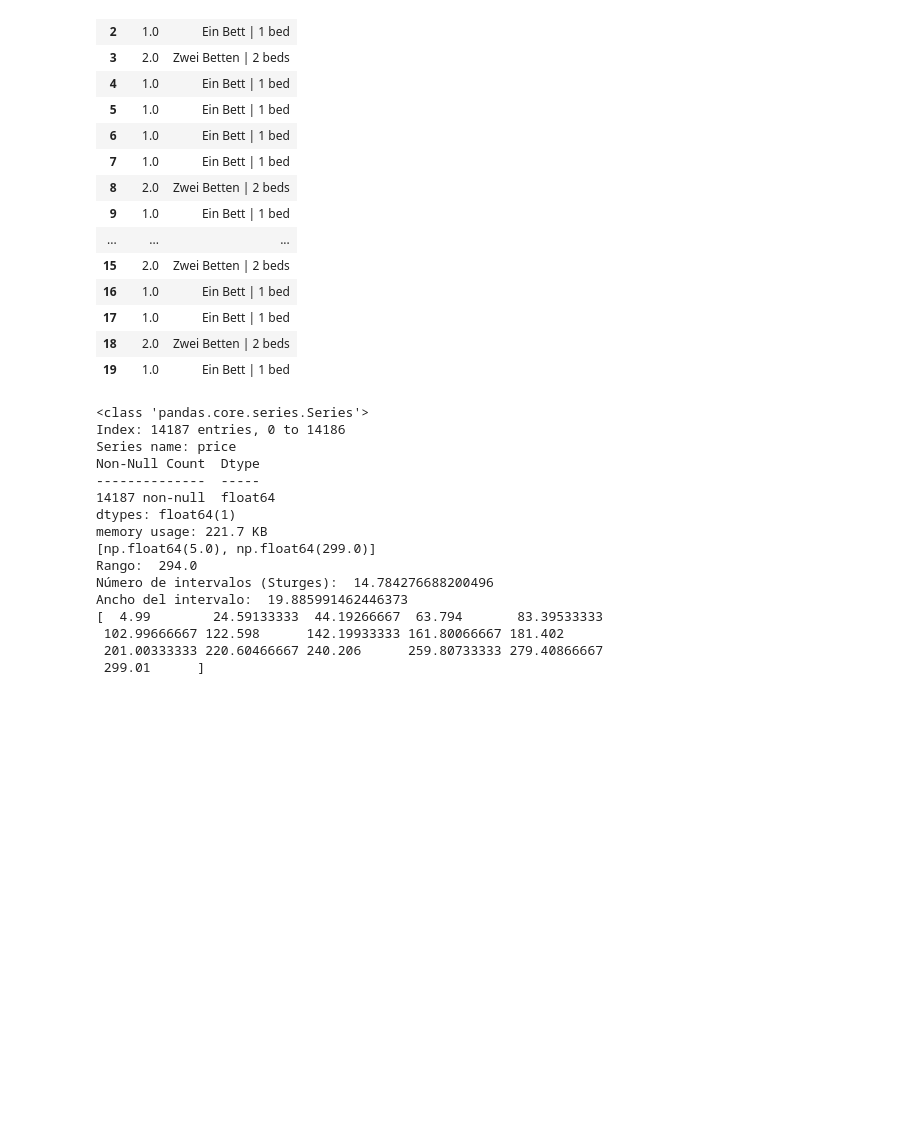
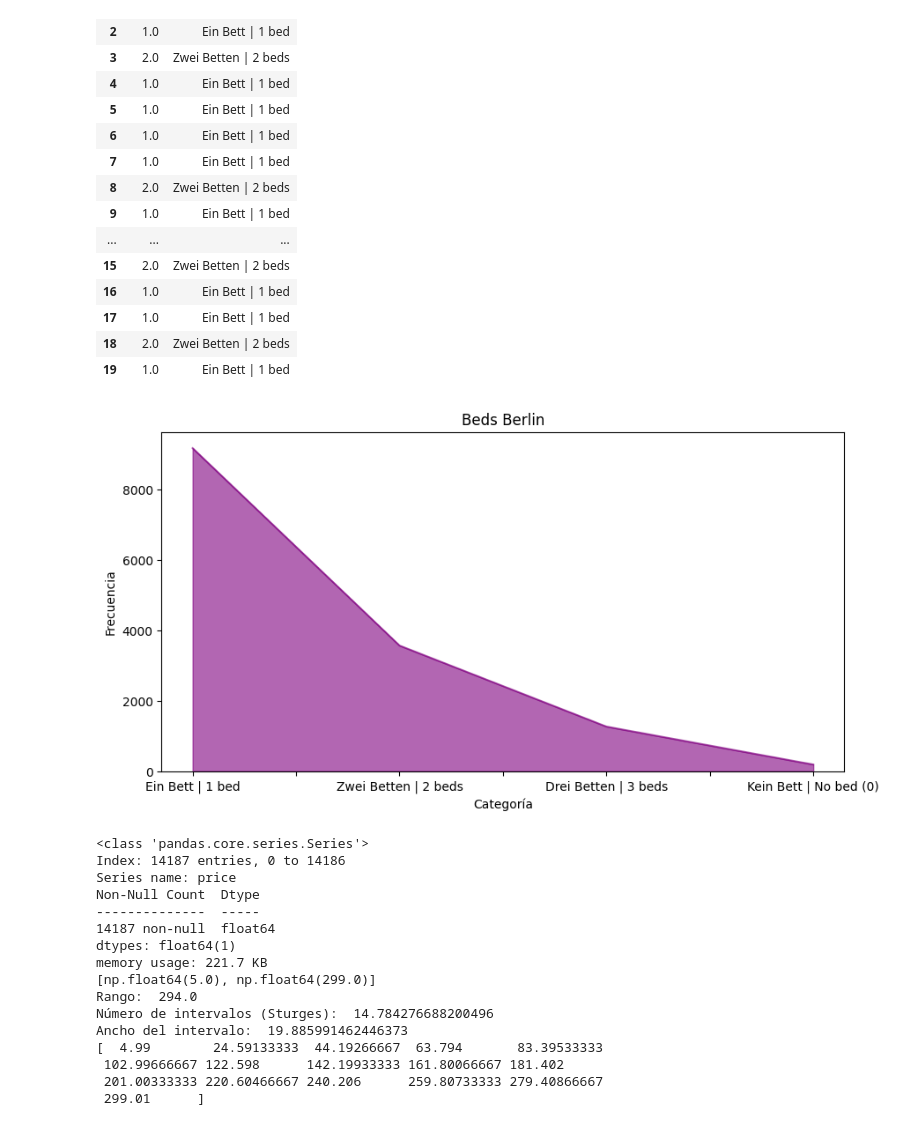
Before and after one commit to Raydays55/Actividad-5, a Jupyter notebook: Act5.ipynb, the cells around one changed output. Cells and saved outputs as stored; diff of their text form; code cells hidden in the pictures; blank space fills up the shorter version.

```diff
--- a/Act5.ipynb
+++ b/Act5.ipynb
@@ -764,6 +764,22 @@ Ancho del intervalo:  0.20291828022904462
 | 17 | 1.0 | Ein Bett | 1 bed |
 | 18 | 2.0 | Zwei Betten | 2 beds |
 | 19 | 1.0 | Ein Bett | 1 bed |
+# %%
+# Análisis univariado beds
+Tabla_freq_beds = df_extrac['beds_cat'].value_counts().reset_index()
+Tabla_freq_beds.columns = ['beds_cat','count']
+
+Filtro_beds = Tabla_freq_beds[Tabla_freq_beds['count'] > 1].head(5)
+Filtro_index_beds = Filtro_beds.set_index('beds_cat')
+
+# Gráfica de área
+Filtro_index_beds['count'].plot(kind='area', figsize=(10,5), alpha=0.6, color="purple")
+plt.title('Beds Berlin')
+plt.ylabel('Frecuencia')
+plt.xlabel('Categoría')
+plt.show()
+# %% [output]
+[figure, added]
 # %%
 #price
 #Calculamos el número total de la población "n"
```
Also changed, not shown: parts of 6 cells of this notebook.
